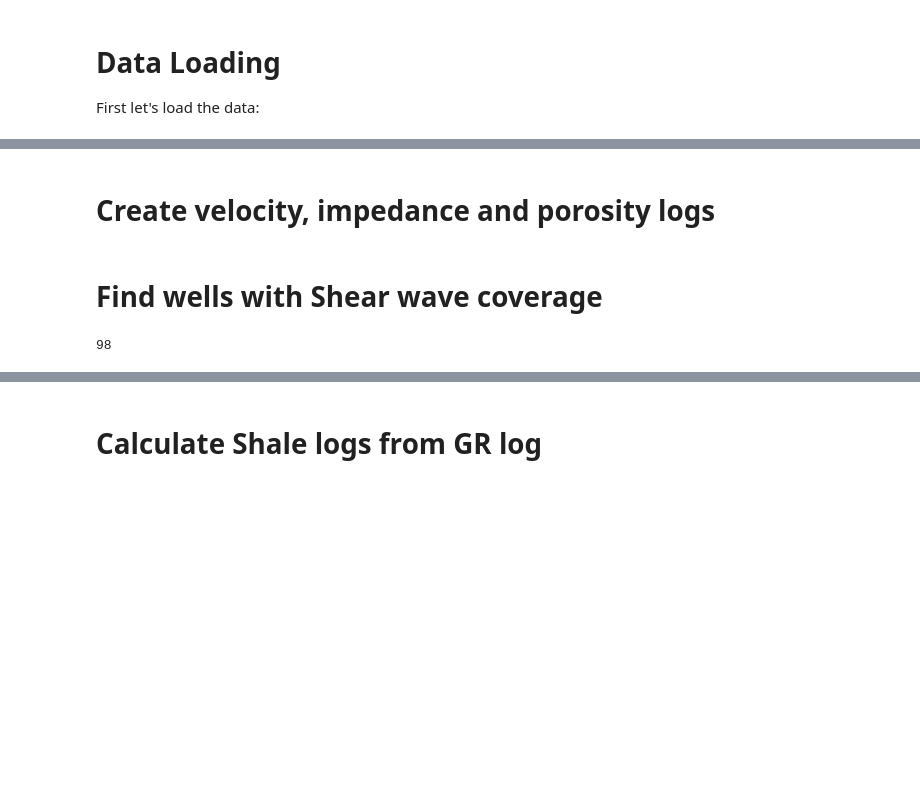
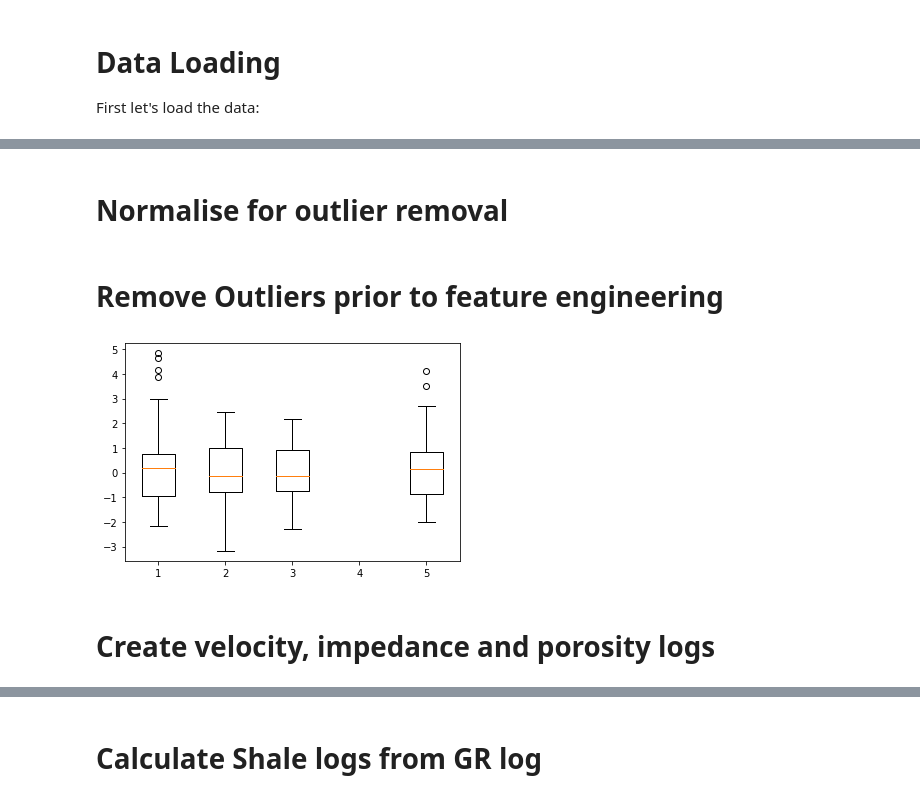
Before and after one commit to ABDunbar/Quantitative_Seismic_Interpretation, a Jupyter notebook: seismic_rock_physics_FORCE_wells.ipynb, the cells around one changed output, grey strips where cells are left out. Saved outputs shown, nothing was run; the diff lists cells and outputs as text; code cells hidden in the pictures; blank space fills up the shorter version.

Commit message:
adding outlier analysis

```diff
--- a/seismic_rock_physics_FORCE_wells.ipynb
+++ b/seismic_rock_physics_FORCE_wells.ipynb
@@ -22,0 +70,2 @@ df = data.drop(['X_LOC', 'Y_LOC', 'Z_LOC', 'FORCE_2020_LITHOFACIES_CONFIDENCE',
+# %% [markdown]
+# Normalise for outlier removal
@@ -22,0 +75,10 @@ df = data.drop(['X_LOC', 'Y_LOC', 'Z_LOC', 'FORCE_2020_LITHOFACIES_CONFIDENCE',
+# %%
+scaler = PowerTransformer(method='yeo-johnson')
+# %%
+ct = ColumnTransformer([('transform', scaler, columns)], remainder='passthrough')
+# %%
+trans = ct.fit_transform(df)
+# %%
+trans = pd.DataFrame(trans, columns=columns)
+# %% [markdown]
+# Remove Outliers prior to feature engineering
@@ -23,12 +90,12 @@ df = data.drop(['X_LOC', 'Y_LOC', 'Z_LOC', 'FORCE_2020_LITHOFACIES_CONFIDENCE',
+# %%
+fig, ax = plt.subplots()
+ax.boxplot(trans)
+plt.show()
+# %% [output]
+[figure, added]
 # %% [markdown]
 # Create velocity, impedance and porosity logs
 # %%
 df = rplog_convert(df, "DTC", "DTS")
 # %%
 df['PHIE'] = density_porosity(df.RHOB, 2.8, 1.1)
-# %% [markdown]
-# Find wells with Shear wave coverage
-# %%
-wells = df.WELL.unique(); len(wells)
-# %% [output]
-98
```
Also changed, not shown: parts of 34 cells of this notebook.
